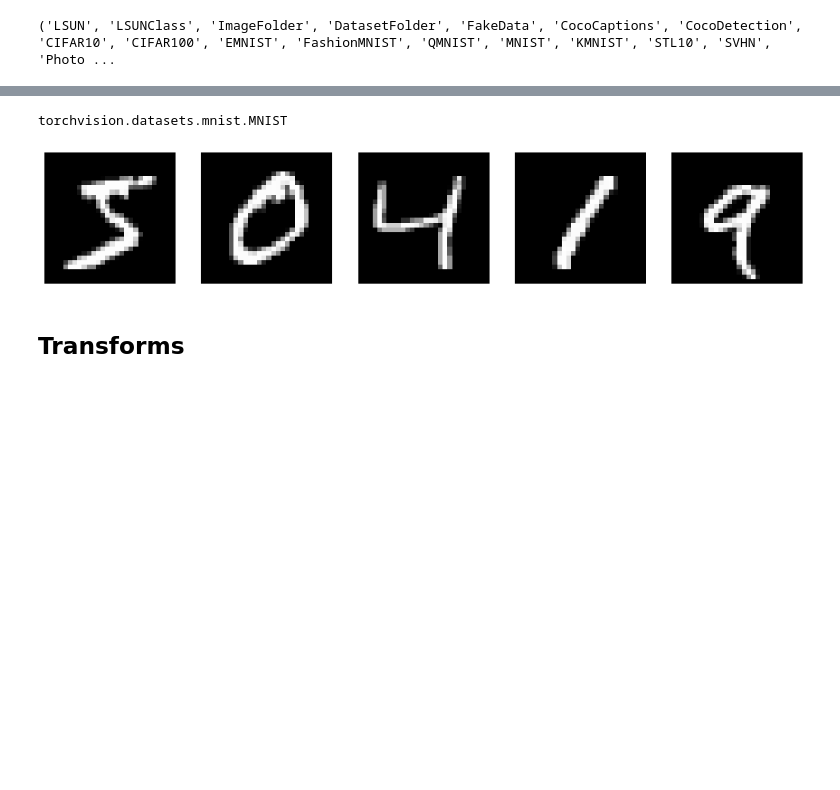
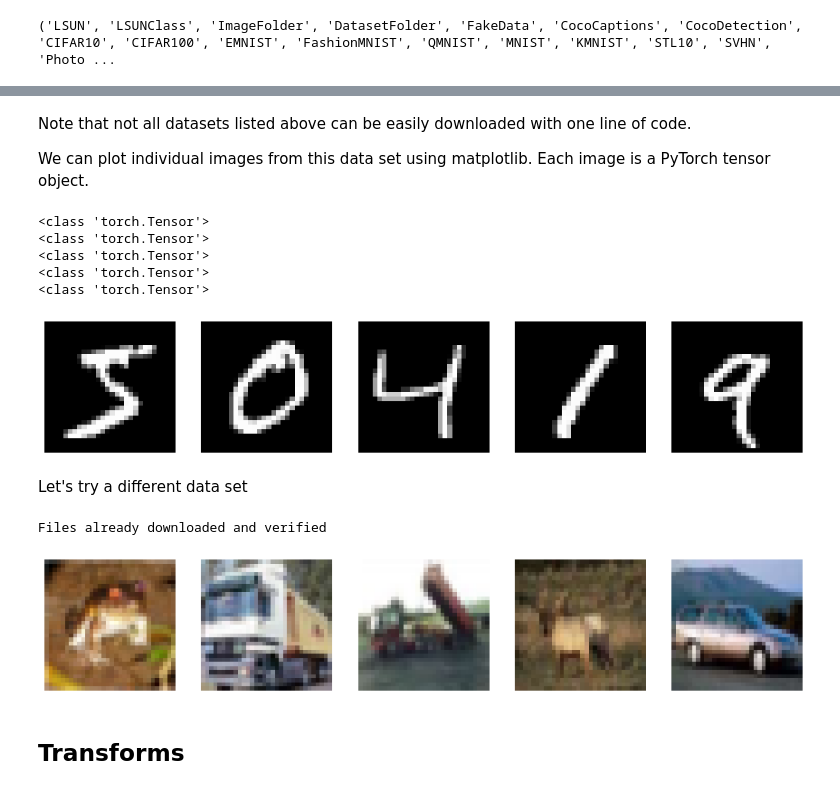
Before and after one commit to ImperialCollegeLondon/RCDS-Deep-Learning-CNN, a Jupyter notebook: NOTEBOOKS/1.1 PyTorch for computer vision.ipynb, the cells around one changed output, grey strips where cells are left out. Saved outputs shown, nothing was run; the diff lists cells and outputs as text; code cells hidden in the pictures; blank space fills up the shorter version.

```diff
--- a/NOTEBOOKS/1.1 PyTorch for computer vision.ipynb
+++ b/NOTEBOOKS/1.1 PyTorch for computer vision.ipynb
@@ -19,16 +99,36 @@ print(datasets.__all__)
 # %%
 trainset_mnist_0 = datasets.MNIST(root='./data', train=True, download=True)
-# %%
-type(trainset_mnist_0)
-# %% [output]
-torchvision.datasets.mnist.MNIST
+# %% [markdown]
+Note that not all datasets listed above can be easily downloaded with one line of code.
+
+We can plot individual images from this data set using matplotlib. Each image is a PyTorch tensor object.
 # %%
 fig, axes = plt.subplots(1, 5, figsize=(15, 3))
 for i in range(5):
     img = trainset_mnist_0.data[i]
+    print(type(img))
     axes[i].imshow(img, cmap='gray')
     axes[i].axis('off')
 # %% [output]
+<class 'torch.Tensor'>
+<class 'torch.Tensor'>
+<class 'torch.Tensor'>
+<class 'torch.Tensor'>
+<class 'torch.Tensor'>
 [figure]
+# %% [markdown]
+Let's try a different data set
+# %%
+trainset_cifar10_0 = datasets.CIFAR10(root='./data', train=True, download=True)
+# %% [output]
+Files already downloaded and verified
+# %%
+fig, axes = plt.subplots(1, 5, figsize=(15, 3))
+for i in range(5):
+    img = trainset_cifar10_0.data[i]
+    axes[i].imshow(img)
+    axes[i].axis('off')
+# %% [output]
+[figure, added]
 # %% [markdown]
 ## Transforms
```
Also changed, not shown: parts of 39 cells of this notebook, 11 other files.
